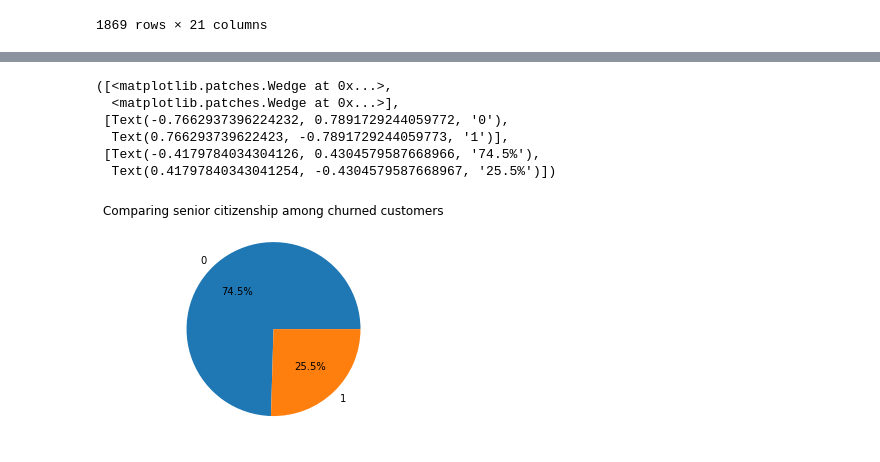
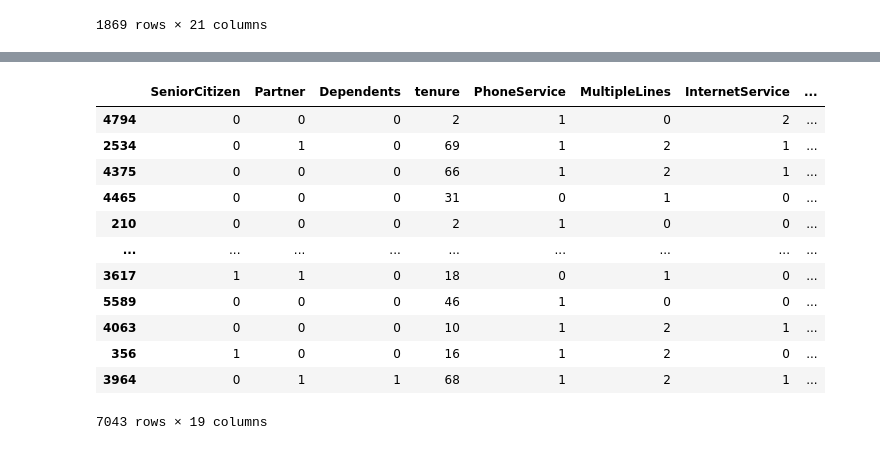
Before and after one commit to Hervnzig/machine_learning_model, a Jupyter notebook: source_code.ipynb, the cells around one changed output, grey strips where cells are left out. Saved outputs shown, nothing was run; the diff lists cells and outputs as text; code cells hidden in the pictures.

```diff
--- a/source_code.ipynb
+++ b/source_code.ipynb
@@ -236,12 +252,18 @@ plt.barh(churn_in_time.index, churn_in_time['Churn'], color='blue', align='cente
-# %%
-churn_in_time = df_customer_churn.pivot_table('Churn', index = 'SeniorCitizen',aggfunc='count')
-plt.title("Comparing senior citizenship among churned customers")
-plt.pie(churn_in_time['Churn'], labels = churn_in_time.index, autopct='%1.1f%%')
-# %% [output]
-([<matplotlib.patches.Wedge at 0x...>,
-  <matplotlib.patches.Wedge at 0x...>],
- [Text(-0.7662937396224232, 0.7891729244059772, '0'),
-  Text(0.766293739622423, -0.7891729244059773, '1')],
- [Text(-0.4179784034304126, 0.4304579587668966, '74.5%'),
-  Text(0.41797840343041254, -0.4304579587668967, '25.5%')])
-[figure, removed]
+# %%
+# let's mix data in the df_draf
+df_model_mix = df_draft.reindex(np.random.permutation(df_draft.index))
+df_model_mix
+# %% [output]
+|  | SeniorCitizen | Partner | Dependents | tenure | PhoneService | MultipleLines | InternetService | ... |
+| 4794 | 0 | 0 | 0 | 2 | 1 | 0 | 2 | ... |
+| 2534 | 0 | 1 | 0 | 69 | 1 | 2 | 1 | ... |
+| 4375 | 0 | 0 | 0 | 66 | 1 | 2 | 1 | ... |
+| 4465 | 0 | 0 | 0 | 31 | 0 | 1 | 0 | ... |
+| 210 | 0 | 0 | 0 | 2 | 1 | 0 | 0 | ... |
+| ... | ... | ... | ... | ... | ... | ... | ... | ... |
+| 3617 | 1 | 1 | 0 | 18 | 0 | 1 | 0 | ... |
+| 5589 | 0 | 0 | 0 | 46 | 1 | 0 | 0 | ... |
+| 4063 | 0 | 0 | 0 | 10 | 1 | 2 | 1 | ... |
+| 356 | 1 | 0 | 0 | 16 | 1 | 2 | 0 | ... |
+| 3964 | 0 | 1 | 1 | 68 | 1 | 2 | 1 | ... |
+7043 rows × 19 columns
```
Also changed, not shown: parts of 13 cells of this notebook.
